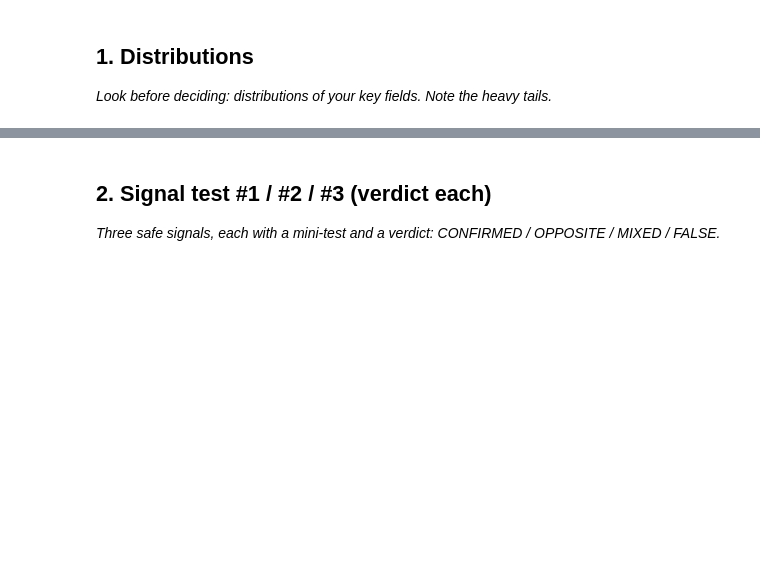
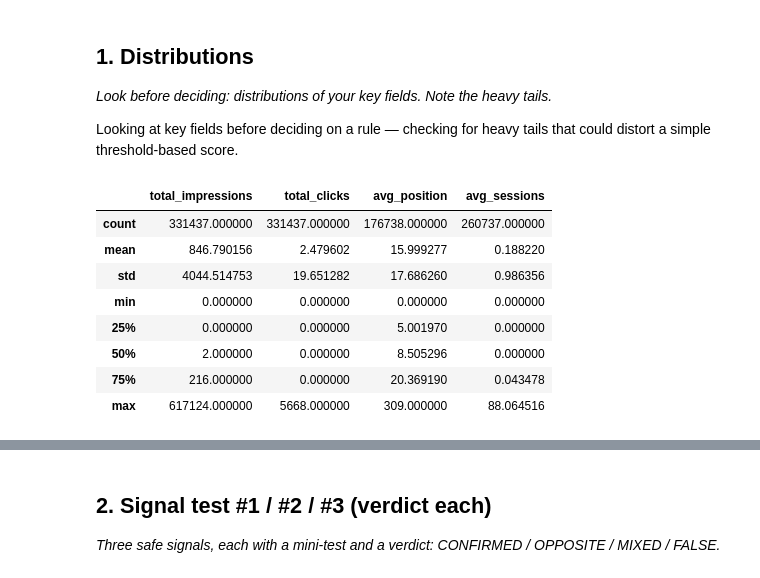
Before and after one commit to Abdul-Samad-17/FlyRank-Internship, a Jupyter notebook: work/notebooks/w04_signal_audit.ipynb, the cells around one changed output, grey strips where cells are left out. Drawn from its saved outputs; the diff is of its cells as text; code cells hidden in the pictures; blank space fills up the shorter version.

```diff
--- a/work/notebooks/w04_signal_audit.ipynb
+++ b/work/notebooks/w04_signal_audit.ipynb
@@ -10,3 +10,5 @@ This skeleton is yours to fill. Work the sections **in order** — each one has
 ## 1. Distributions
 
 *Look before deciding: distributions of your key fields. Note the heavy tails.*
+
+Looking at key fields before deciding on a rule — checking for heavy tails that could distort a simple threshold-based score.
@@ -15,0 +15,35 @@ This skeleton is yours to fill. Work the sections **in order** — each one has
+# %%
+# This cell is for CODE (numbers, a query, a check).
+# Write your text answer in the cell ABOVE this one — typing sentences here breaks Run All.
+import os, duckdb, pandas as pd
+from google.colab import userdata
+
+os.environ["HF_TOKEN"] = userdata.get("HF_TOKEN")
+con = duckdb.connect()
+con.sql("INSTALL httpfs; LOAD httpfs;")
+con.sql(f"""CREATE SECRET hf_token (TYPE huggingface, TOKEN '{os.environ["HF_TOKEN"]}');""")
+BASE = "hf://datasets/FlyRank/internship-warehouse"
+
+fv = con.sql(f"""
+    SELECT
+        content_hash_id, client_hash_id,
+        SUM(gsc_impressions) as total_impressions,
+        SUM(gsc_clicks) as total_clicks,
+        AVG(gsc_avg_position) as avg_position,
+        AVG(ga4_sessions) as avg_sessions,
+        AVG(ga4_engaged_sessions) as avg_engaged_sessions
+    FROM read_parquet('{BASE}/fact_content_daily_performance/month=2026-03/*.parquet')
+    GROUP BY content_hash_id, client_hash_id
+""").df()
+
+fv[["total_impressions", "total_clicks", "avg_position", "avg_sessions"]].describe()
+# %% [output]
+|  | total_impressions | total_clicks | avg_position | avg_sessions |
+| count | 331437.000000 | 331437.000000 | 176738.000000 | 260737.000000 |
+| mean | 846.790156 | 2.479602 | 15.999277 | 0.188220 |
+| std | 4044.514753 | 19.651282 | 17.686260 | 0.986356 |
+| min | 0.000000 | 0.000000 | 0.000000 | 0.000000 |
+| 25% | 0.000000 | 0.000000 | 5.001970 | 0.000000 |
+| 50% | 2.000000 | 0.000000 | 8.505296 | 0.000000 |
+| 75% | 216.000000 | 0.000000 | 20.369190 | 0.043478 |
+| max | 617124.000000 | 5668.000000 | 309.000000 | 88.064516 |
```
Also changed, not shown: parts of 18 cells of this notebook.
